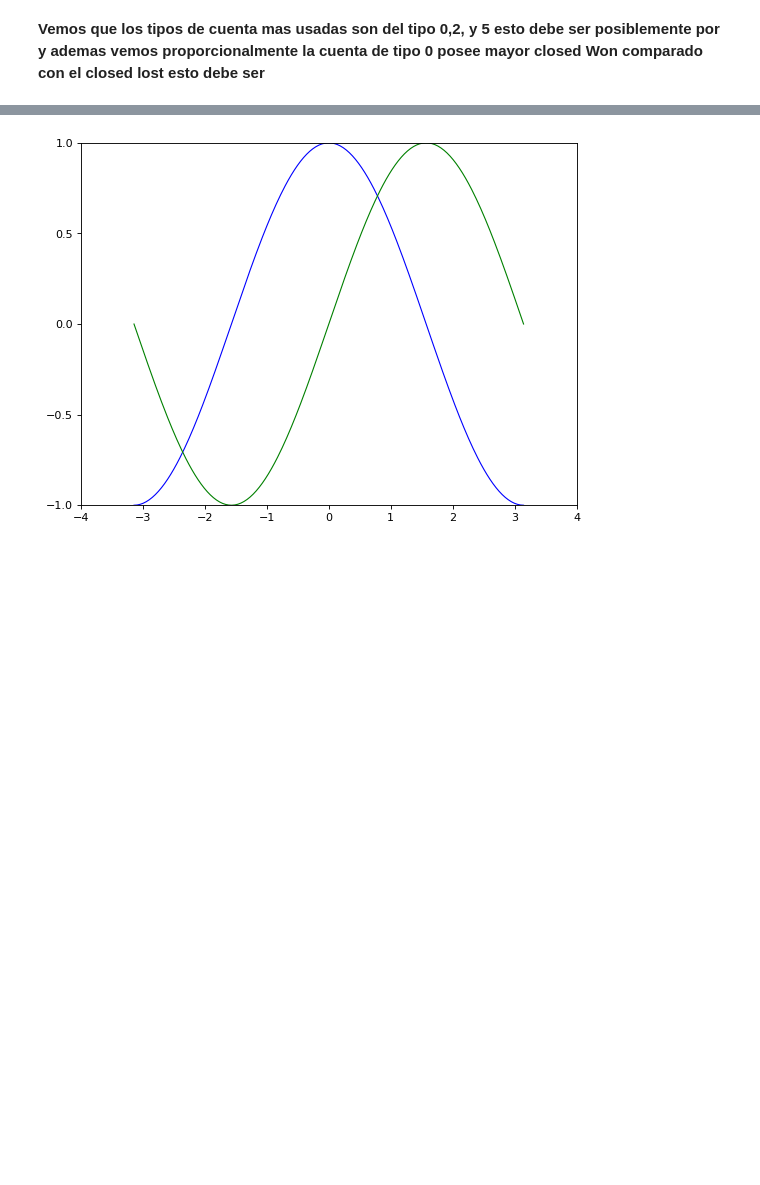
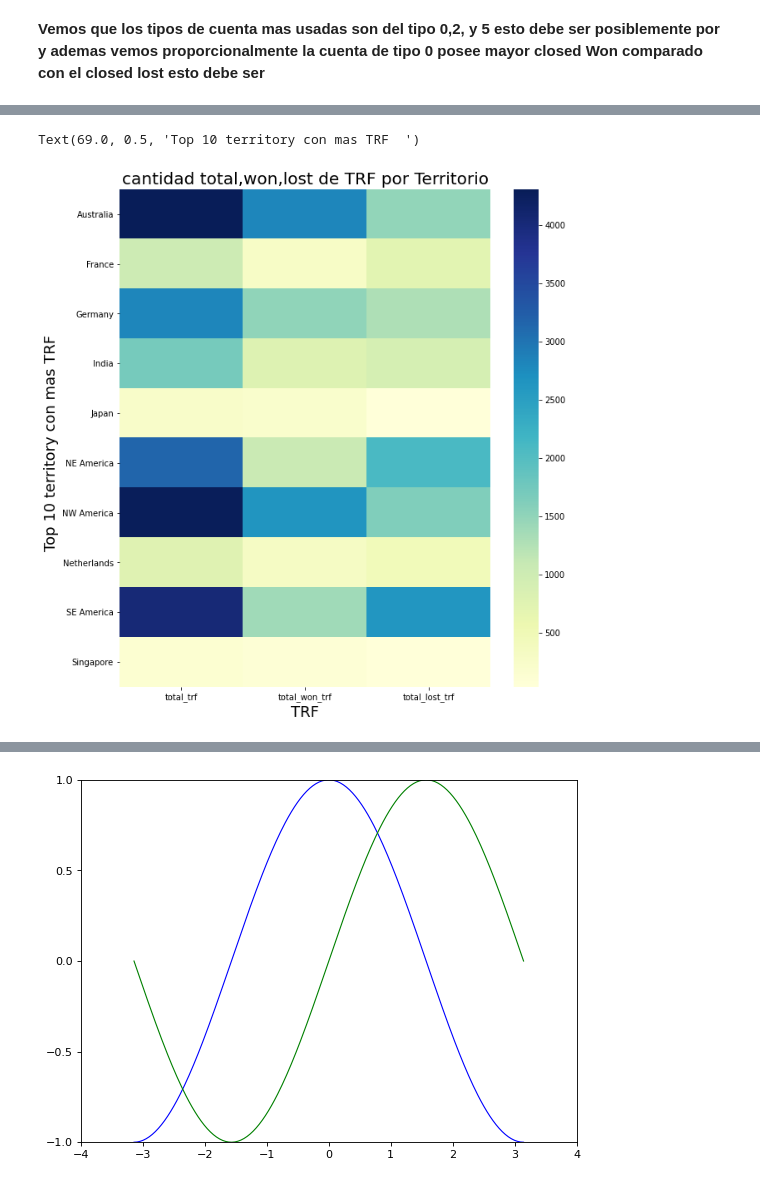
Before and after one commit to joaquinparodi/TP-DATOS, a Jupyter notebook: tp1orga.ipynb, the cells around one changed output, grey strips where cells are left out. Drawn from its saved outputs; the diff is of its cells as text; code cells hidden in the pictures; blank space fills up the shorter version.

```diff
--- a/tp1orga.ipynb
+++ b/tp1orga.ipynb
@@ -490,0 +778,4 @@ Text(0, 0.5, 'Cantidad de Cuentas')
+# %%
+total_trf=data_set.loc[data_set['Territory'].isin(lista_territory),:].groupby(['Territory'])\
+.agg(total_trf=('TRF','sum')).reset_index()
+total_trf
@@ -490,0 +794,3 @@ Text(0, 0.5, 'Cantidad de Cuentas')
+# %%
+trf_tasa=pd.merge(total_trf,tasa_data_set,on='Territory',how='inner')
+trf_tasa.head(2)
@@ -490,0 +801,3 @@ Text(0, 0.5, 'Cantidad de Cuentas')
+# %%
+trf_tasa['total_won_trf']=trf_tasa['tasa']*trf_tasa['total_trf']
+trf_tasa['total_lost_trf']=(1-trf_tasa['tasa'])*trf_tasa['total_trf']
@@ -490,0 +818,17 @@ Text(0, 0.5, 'Cantidad de Cuentas')
+# %%
+fig, ax = plt.subplots(figsize=(10,11))
+
+
+#fig = plt.figure()
+#fig.subplots_adjust(bottom=0.025, left=0.025, top = 0.975, right=0.975)
+#ax1=plt.subplot(2, 3, 4)
+
+
+#g = sns.barplot(x=df['Opportunity_Name'], y=df['total_trf_with_opportunity'],hue="Stage",data=df,ax=ax)
+g = sns.heatmap(  data=trf_tasa.set_index('Territory')[['total_trf','total_won_trf','total_lost_trf']] ,cmap="YlGnBu",ax=ax)
+g.set_title("cantidad total,won,lost de TRF por Territorio", fontsize=20)
+g.set_xlabel("TRF", fontsize=18)
+g.set_ylabel("Top 10 territory con mas TRF  ", fontsize=18)
+# %% [output]
+Text(69.0, 0.5, 'Top 10 territory con mas TRF  ')
+[figure, added]
```
Also changed, not shown: parts of 70 cells of this notebook.
